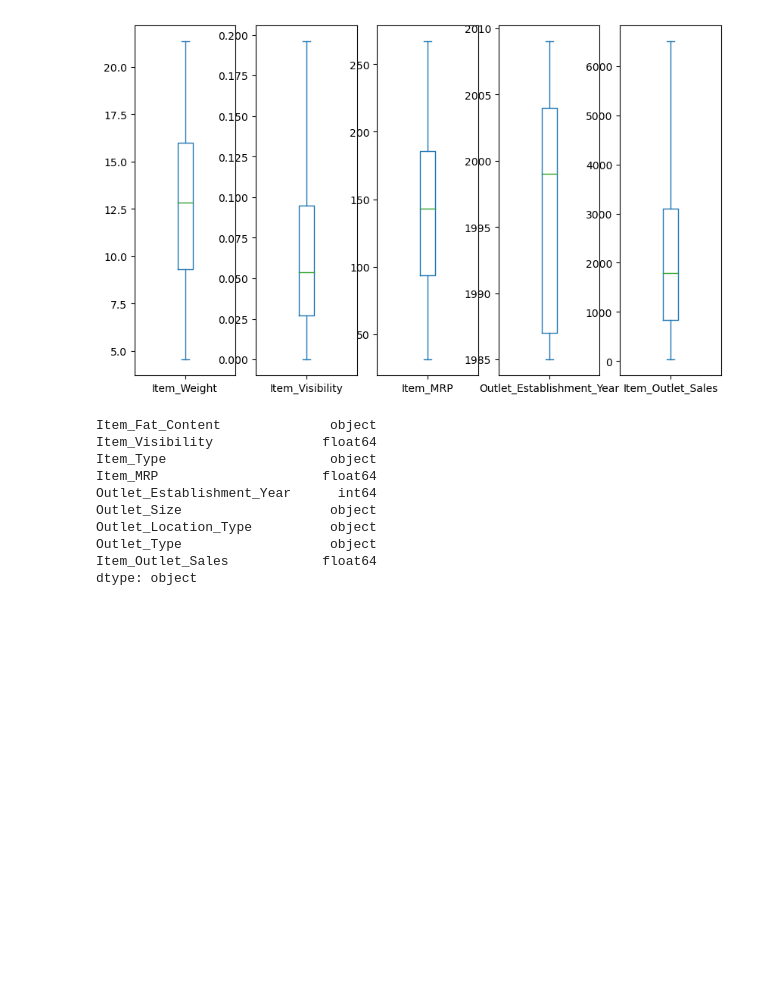
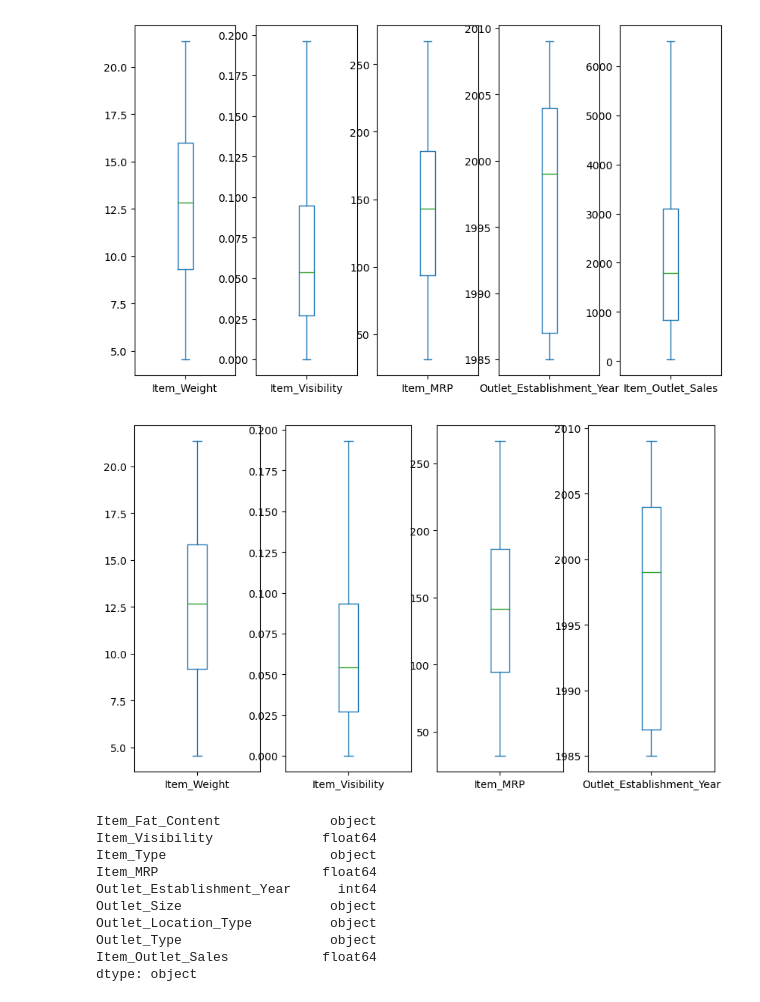
Before and after one commit to aparnaattumangalathu/Aparna_ML_AI, a Jupyter notebook: Bigmart.ipynb, the cells around one changed output. Cells and saved outputs as stored; diff of their text form; code cells hidden in the pictures; blank space fills up the shorter version.

```diff
--- a/Bigmart.ipynb
+++ b/Bigmart.ipynb
@@ -308,6 +317,12 @@ df1.plot( kind='box',subplots=True,sharey=False,figsize=(10, 6))
 plt.show()
 # %% [output]
 [figure]
+# %%
+#visulalizing box plots with removed outliers in test data
+df2.plot( kind='box',subplots=True,sharey=False,figsize=(10, 6))
+plt.show()
+# %% [output]
+[figure, added]
 # %%
 #dropping unnecessarily columns
 df1.drop(['Item_Identifier', 'Outlet_Identifier','Item_Weight'], axis=1, inplace = True)
```
Also changed, not shown: parts of 27 cells of this notebook.
